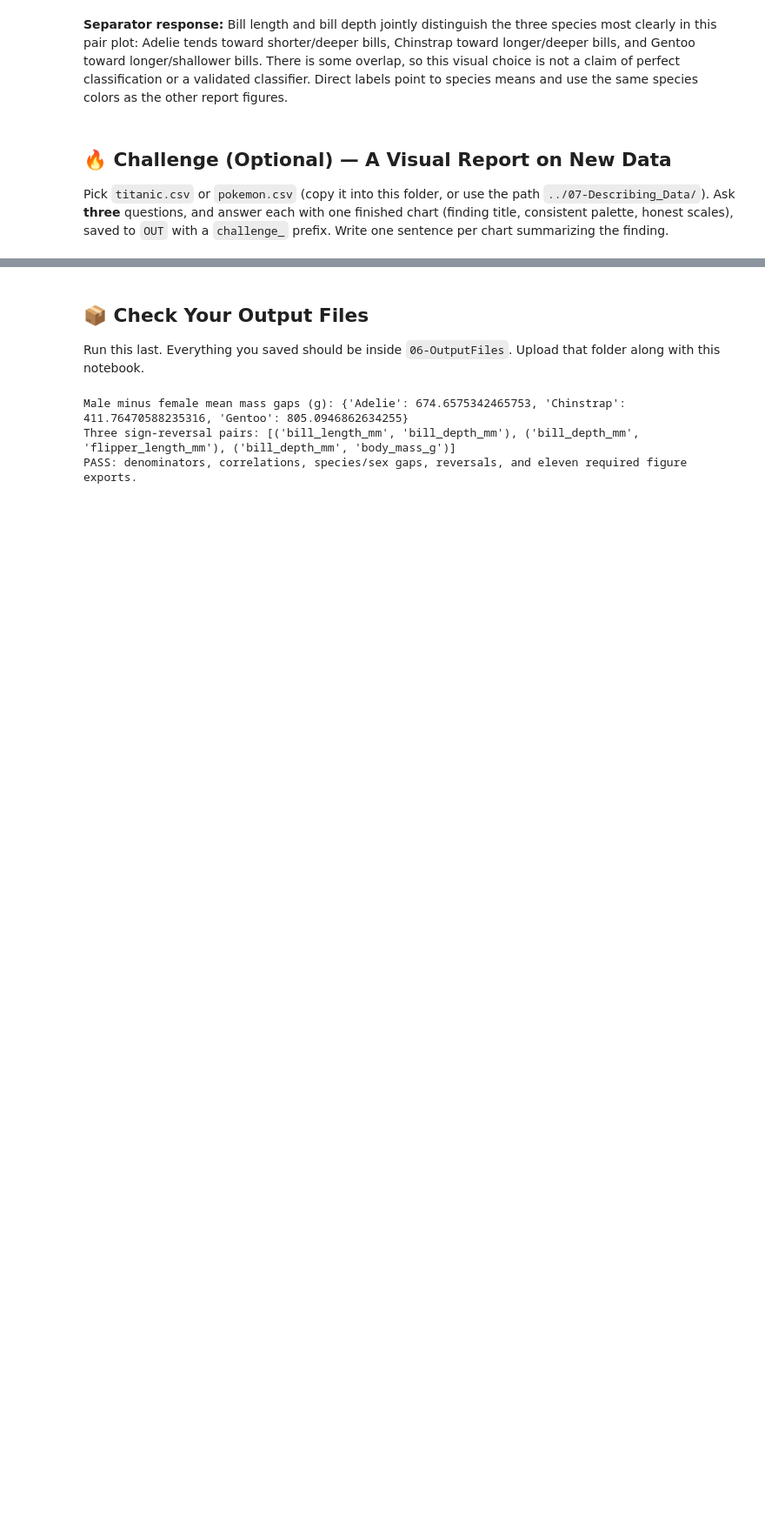
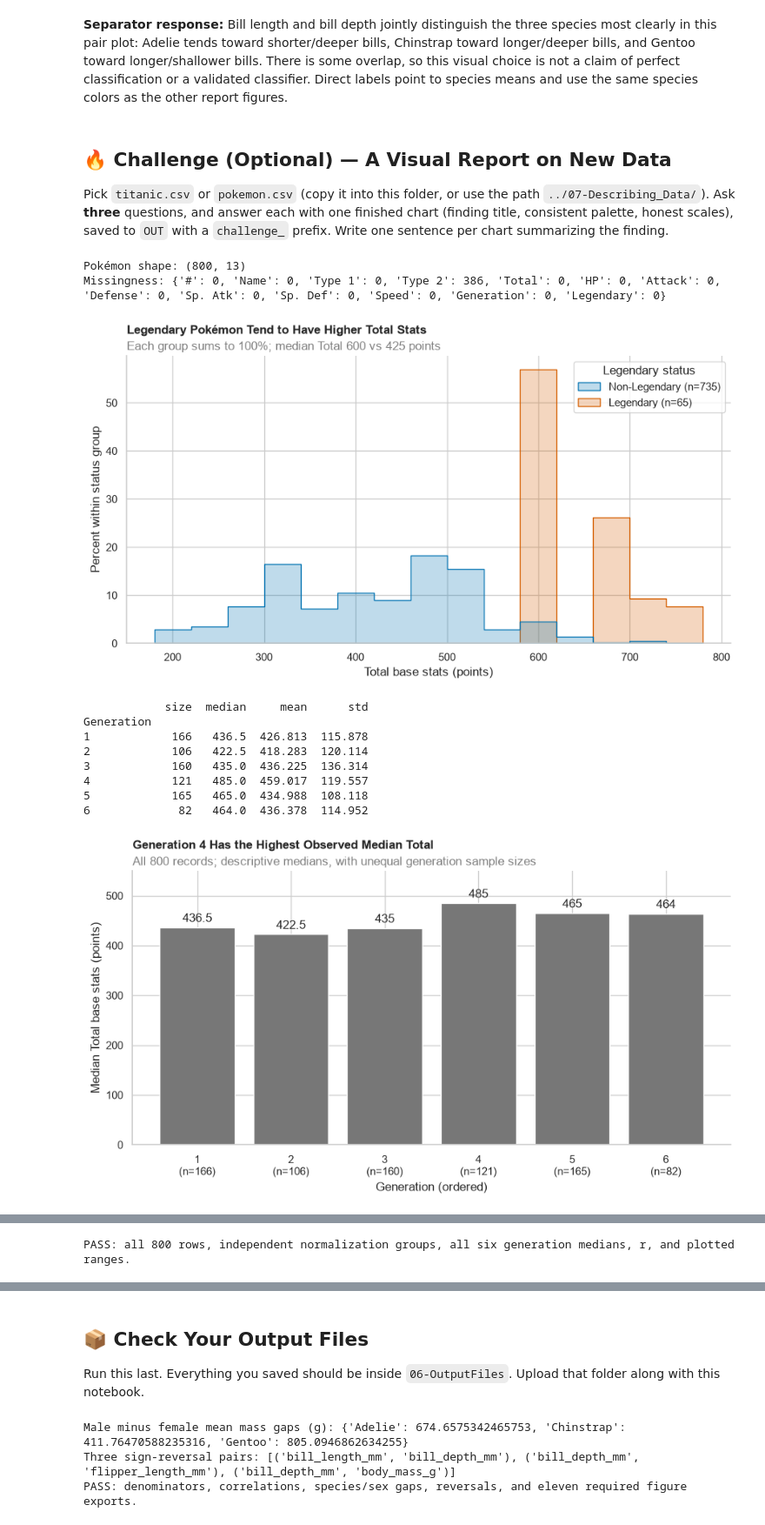
Before and after one commit to Inuka-99/3603-data-science-hulathduwage, a Jupyter notebook: 03-Completed/08-Visualizing_Data/06-Visualization_Lab.ipynb, the cells around one changed output, grey strips where cells are left out. Shown at 87% size. Saved outputs shown, nothing was run; the diff lists cells and outputs as text; code cells hidden in the pictures; blank space fills up the shorter version.

Commit message:
Complete optional Pokemon visual report

```diff
--- a/03-Completed/08-Visualizing_Data/06-Visualization_Lab.ipynb
+++ b/03-Completed/08-Visualizing_Data/06-Visualization_Lab.ipynb
@@ -369,3 +369,81 @@ plt.show()
 Pick `titanic.csv` or `pokemon.csv` (copy it into this folder, or use the path `../07-Describing_Data/`). Ask **three** questions, and answer each with one finished chart (finding title, consistent palette, honest scales), saved to `OUT` with a `challenge_` prefix. Write one sentence per chart summarizing the finding.
 # %%
 # Your code here
+
+# Optional report on the exact supplied Pokémon file, without altering penguins.
+challenge_poke = pd.read_csv('../07-Describing_Data/pokemon.csv')
+print('Pokémon shape:',challenge_poke.shape)
+print('Missingness:',challenge_poke.isna().sum().to_dict())
+# Retain all forms and all 800 observations. Missing secondary types do not
+# affect any variable used in the three questions; no measurements are imputed.
+challenge_poke['status'] = challenge_poke.Legendary.map(
+    {False:'Non-Legendary (n=735)',True:'Legendary (n=65)'})
+POKE_ORDER = ['Non-Legendary (n=735)','Legendary (n=65)']
+POKE_COLORS = {POKE_ORDER[0]:'#0072B2',POKE_ORDER[1]:'#D55E00'}
+
+# Question 1: How does the Total distribution differ by Legendary status?
+fig, ax = plt.subplots(figsize=(9,5), layout='constrained')
+sns.histplot(data=challenge_poke, x='Total', hue='status', hue_order=POKE_ORDER,
+    palette=POKE_COLORS, binwidth=40, element='step', stat='percent',
+    common_norm=False, ax=ax)
+ax.set(xlabel='Total base stats (points)',ylabel='Percent within status group')
+finish(ax, 'Legendary Pokémon Tend to Have Higher Total Stats',
+    'Each group sums to 100%; median Total 600 vs 425 points')
+ax.get_legend().set_title('Legendary status')
+fig.savefig(OUT/'challenge_totals_by_legendary.png',dpi=150,bbox_inches='tight')
+plt.show()
+
+# Question 2: Which generation has the highest median Total in this file?
+challenge_generation = challenge_poke.groupby('Generation').Total.agg(['size','median','mean','std'])
+print(challenge_generation.round(3).to_string())
+fig, ax = plt.subplots(figsize=(9,5), layout='constrained')
+bars=ax.bar(challenge_generation.index.astype(str),challenge_generation['median'],color='#777777')
+ax.bar_label(bars,labels=[f'{v:g}' for v in challenge_generation['median']],padding=3)
+ax.set_xticks(range(6),[f'{g}\n(n={int(row["size"])})' for g,row in challenge_generation.iterrows()])
+ax.set(xlabel='Generation (ordered)',ylabel='Median Total base stats (points)',ylim=(0,550))
+finish(ax,'Generation 4 Has the Highest Observed Median Total',
+    'All 800 records; descriptive medians, with unequal generation sample sizes')
+fig.savefig(OUT/'challenge_generation_medians.png',dpi=150,bbox_inches='tight')
+plt.show()
+
+# Question 3: How strongly do Defense and Special Defense move together?
+challenge_r=challenge_poke.Defense.corr(challenge_poke['Sp. Def'])
+fig, ax = plt.subplots(figsize=(9,5.5),layout='constrained')
+sns.scatterplot(data=challenge_poke,x='Defense',y='Sp. Def',hue='status',
+    hue_order=POKE_ORDER,palette=POKE_COLORS,alpha=.5,s=30,ax=ax)
+ax.set(xlabel='Defense base stat (points)',ylabel='Special Defense base stat (points)',
+       xlim=(0,250),ylim=(0,250))
+ax.legend(title='Legendary status',loc='upper left')
+finish(ax,'Higher Defense Tends to Accompany Higher Special Defense',
+    f'800 records; pooled Pearson r={challenge_r:.3f}; association, not causation')
+fig.savefig(OUT/'challenge_defense_relationship.png',dpi=150,bbox_inches='tight')
+plt.show()
+
+# Independent checks support every stated numerical finding.
+assert len(challenge_poke)==800
+assert challenge_poke[['Total','Defense','Sp. Def','Generation','Legendary']].notna().all().all()
+assert challenge_poke.Legendary.value_counts().to_dict()=={False:735,True:65}
+assert challenge_poke.groupby('Legendary').Total.median().to_dict()=={False:425.0,True:600.0}
+assert challenge_generation['size'].sum()==800
+assert challenge_generation['median'].idxmax()==4
+assert challenge_generation.loc[4,'median']==485 and challenge_generation.loc[4,'size']==121
+for generation,group in challenge_poke.groupby('Generation'):
+    np.testing.assert_allclose(challenge_generation.loc[generation,'median'],np.median(group.Total.to_numpy()))
+np.testing.assert_allclose(challenge_r,np.corrcoef(challenge_poke.Defense,challenge_poke['Sp. Def'])[0,1])
+assert np.isclose(challenge_r,.5107465890885571)
+assert (challenge_poke[['Defense','Sp. Def']].min()>=0).all()
+assert (challenge_poke[['Defense','Sp. Def']].max()<250).all()
+print('PASS: all 800 rows, independent normalization groups, all six generation medians, r, and plotted ranges.')
+# %% [output]
+Pokémon shape: (800, 13)
+Missingness: {'#': 0, 'Name': 0, 'Type 1': 0, 'Type 2': 386, 'Total': 0, 'HP': 0, 'Attack': 0, 'Defense': 0, 'Sp. Atk': 0, 'Sp. Def': 0, 'Speed': 0, 'Generation': 0, 'Legendary': 0}
+[figure, added]
+            size  median     mean      std
+Generation
+1            166   436.5  426.813  115.878
+2            106   422.5  418.283  120.114
+3            160   435.0  436.225  136.314
+4            121   485.0  459.017  119.557
+5            165   465.0  434.988  108.118
+6             82   464.0  436.378  114.952
+[figure, added]
@@ -372,2 +451,3 @@ Pick `titanic.csv` or `pokemon.csv` (copy it into this folder, or use the path `
+PASS: all 800 rows, independent normalization groups, all six generation medians, r, and plotted ranges.
 # %% [markdown]
 *Your three findings here.*
```
Also changed, not shown: parts of 5 cells of this notebook, 5 other files.
